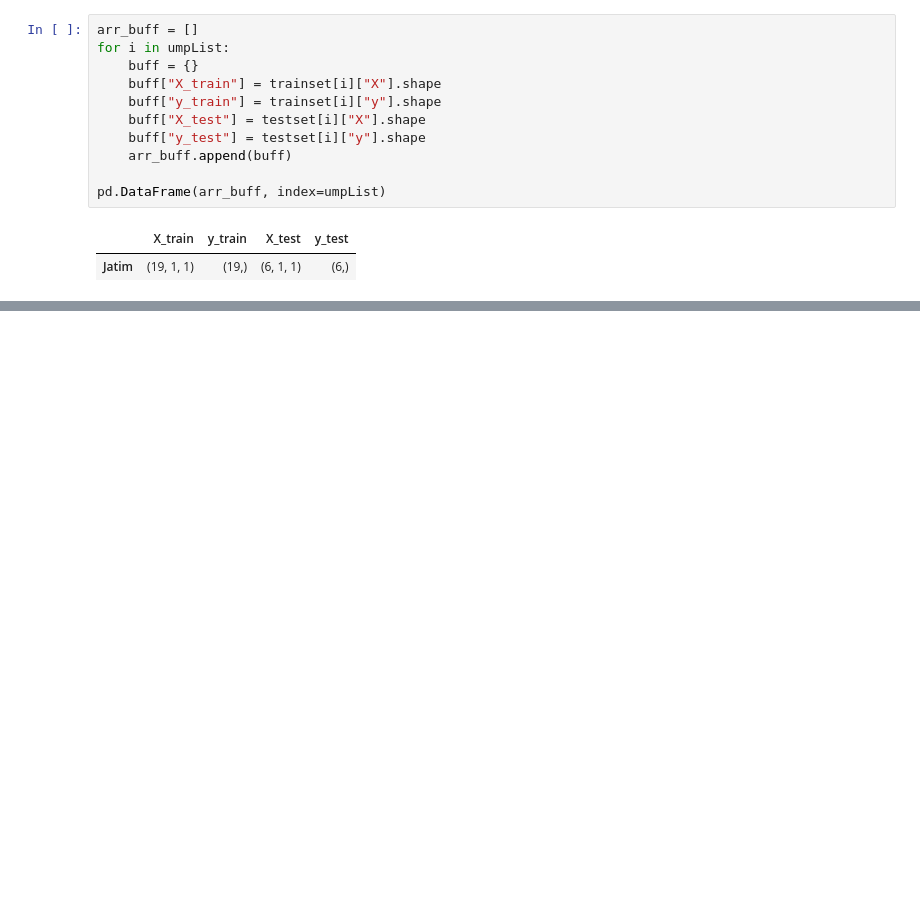
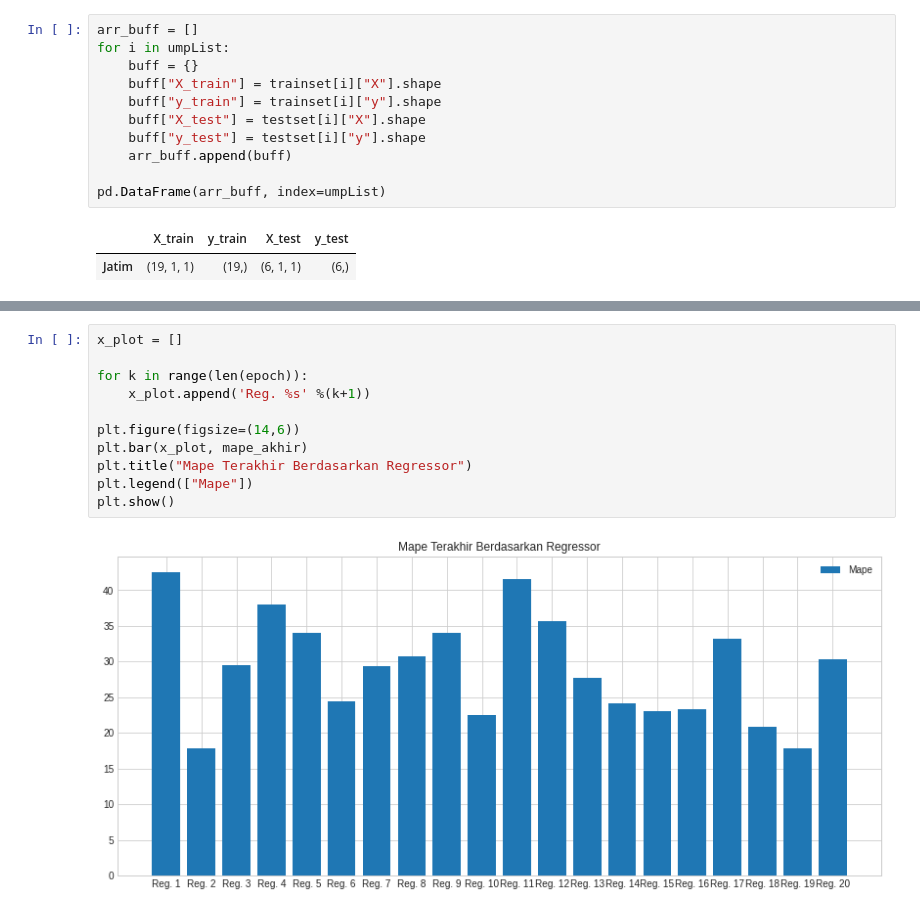
Before and after one commit to Arif-X/RNN-LSTM-UMP-JATIM, a Jupyter notebook: UMP.ipynb, the cells around one changed output, grey strips where cells are left out. Saved outputs shown, nothing was run; the diff lists cells and outputs as text; blank space fills up the shorter version.

```diff
--- a/UMP.ipynb
+++ b/UMP.ipynb
@@ -157,0 +190,13 @@ for i in umpList:
+# %%
+x_plot = []
+
+for k in range(len(epoch)):
+    x_plot.append('Reg. %s' %(k+1))
+
+plt.figure(figsize=(14,6))
+plt.bar(x_plot, mape_akhir)
+plt.title("Mape Terakhir Berdasarkan Regressor")
+plt.legend(["Mape"])
+plt.show()
+# %% [output]
+[figure, added]
```
Also changed, not shown: parts of 7 cells of this notebook.
